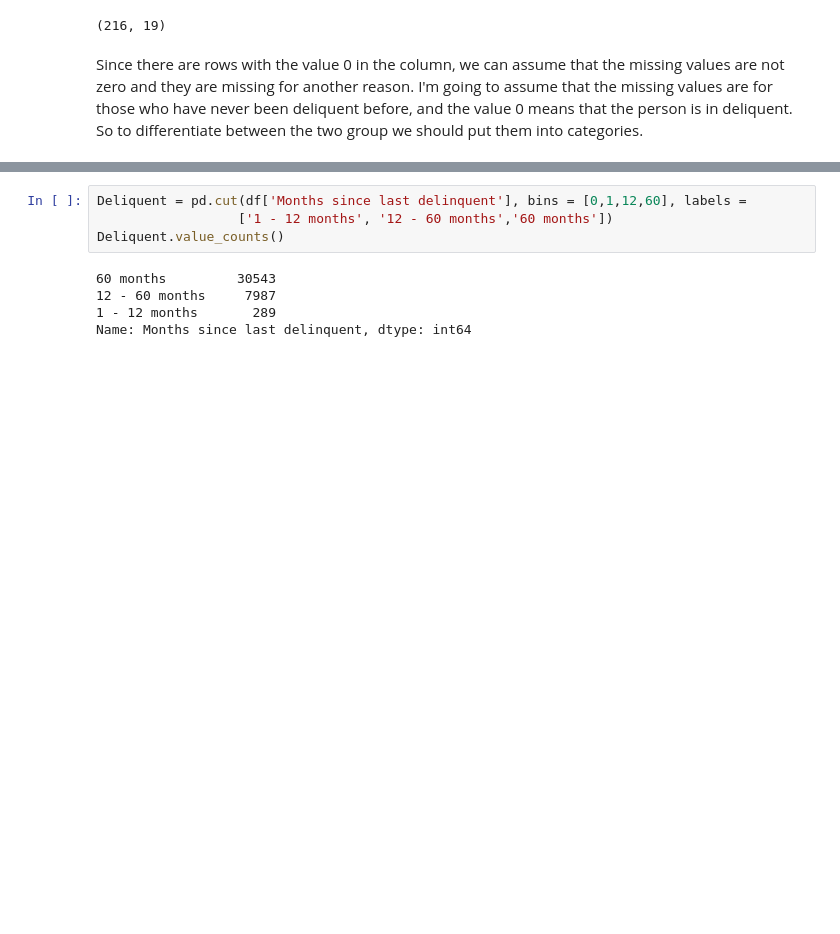
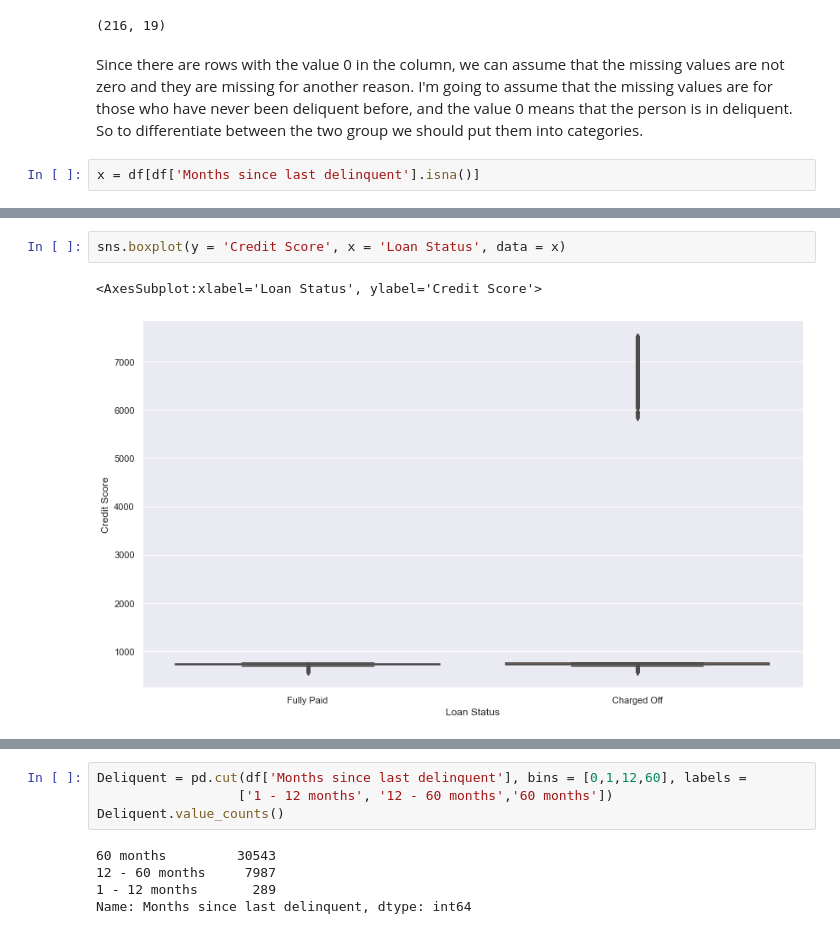
Before and after one commit to Ikhwanaminullah46/Ikhwan-Aminullah, a Jupyter notebook: PDA3 - Loan/Loan.ipynb, the cells around one changed output, grey strips where cells are left out. Drawn from its saved outputs; the diff is of its cells as text; blank space fills up the shorter version.

```diff
--- a/PDA3 - Loan/Loan.ipynb
+++ b/PDA3 - Loan/Loan.ipynb
@@ -208,3 +209,5 @@ df[df['Months since last delinquent'] == 0].shape
 (216, 19)
 # %% [markdown]
 Since there are rows with the value 0 in the column, we can assume that the missing values are not zero and they are missing for another reason. I'm going to assume that the missing values are for those who have never been deliquent before, and the value 0 means that the person is in deliquent. So to differentiate between the two group we should put them into categories.
+# %%
+x = df[df['Months since last delinquent'].isna()]
@@ -210,0 +229,5 @@ Since there are rows with the value 0 in the column, we can assume that the miss
+# %%
+sns.boxplot(y = 'Credit Score', x = 'Loan Status', data = x)
+# %% [output]
+<AxesSubplot:xlabel='Loan Status', ylabel='Credit Score'>
+[figure, added]
```
Also changed, not shown: parts of 9 cells of this notebook.
